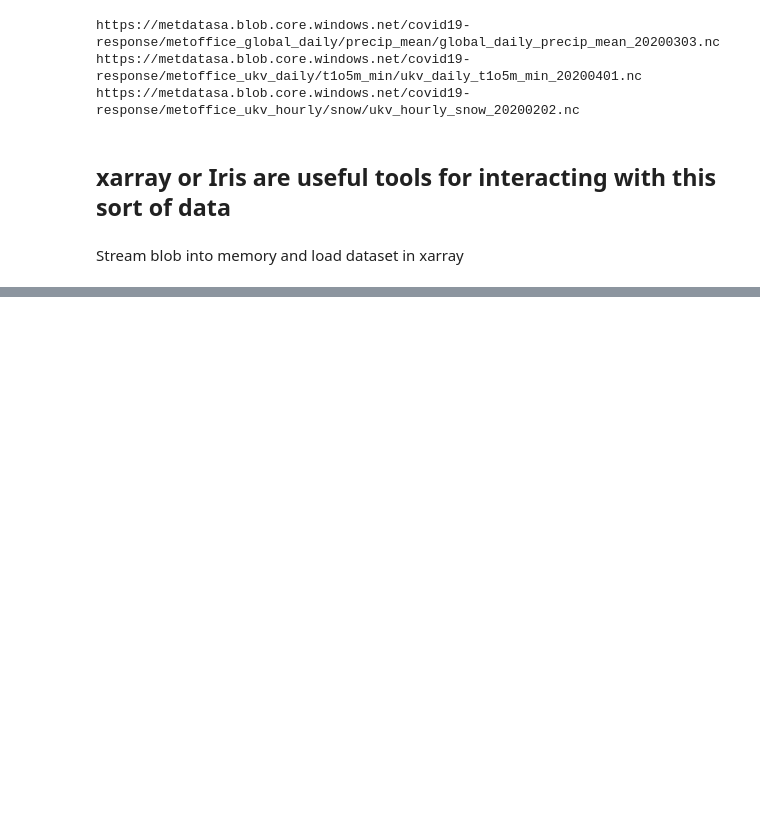
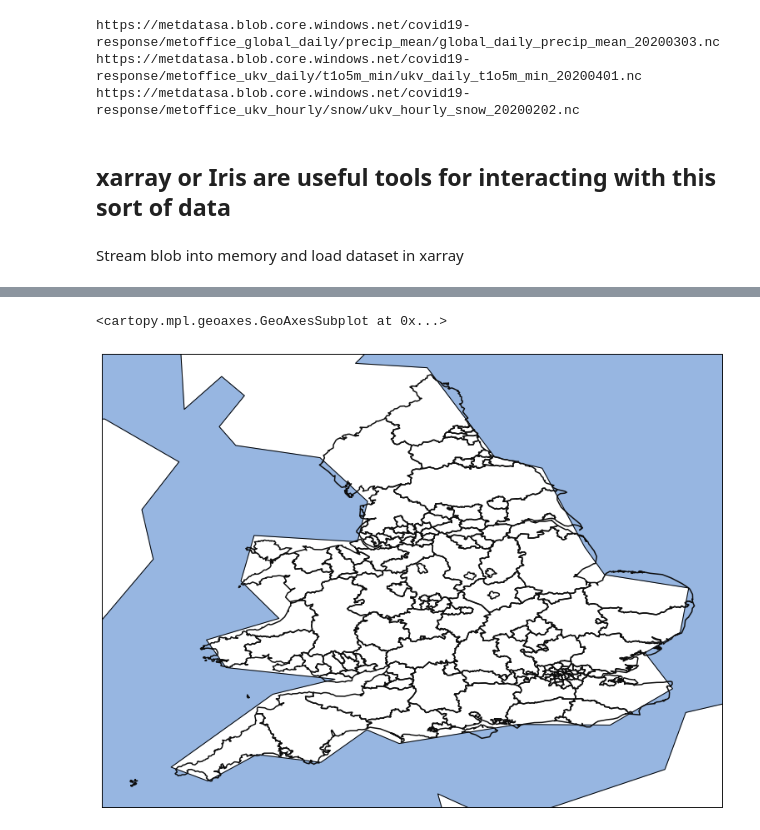
Before and after one commit to informatics-lab/covid19-examples-and-docs, a Jupyter notebook: examples/Extracting Region.ipynb, the cells around one changed output, grey strips where cells are left out. Drawn from its saved outputs; the diff is of its cells as text; code cells hidden in the pictures; blank space fills up the shorter version.

```diff
--- a/examples/Extracting Region.ipynb
+++ b/examples/Extracting Region.ipynb
@@ -160,2 +181,7 @@ Wall time: 14.4 ms
+# %%
+UK_regions.plot(add_label=False)
+# %% [output]
+<cartopy.mpl.geoaxes.GeoAxesSubplot at 0x...>
+[figure, added]
 # %%
 %time uk_regions_masked = UK_regions.mask(ds)
```
Also changed, not shown: parts of 17 cells of this notebook.
